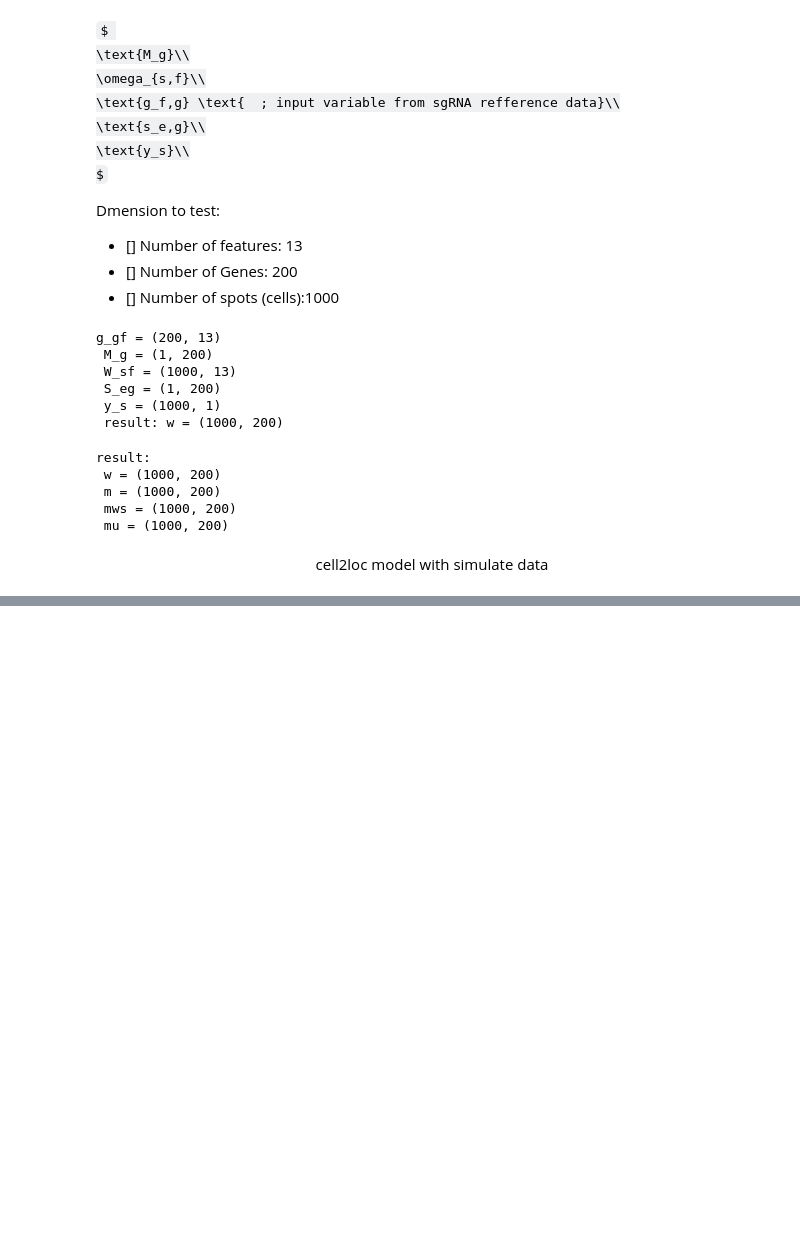
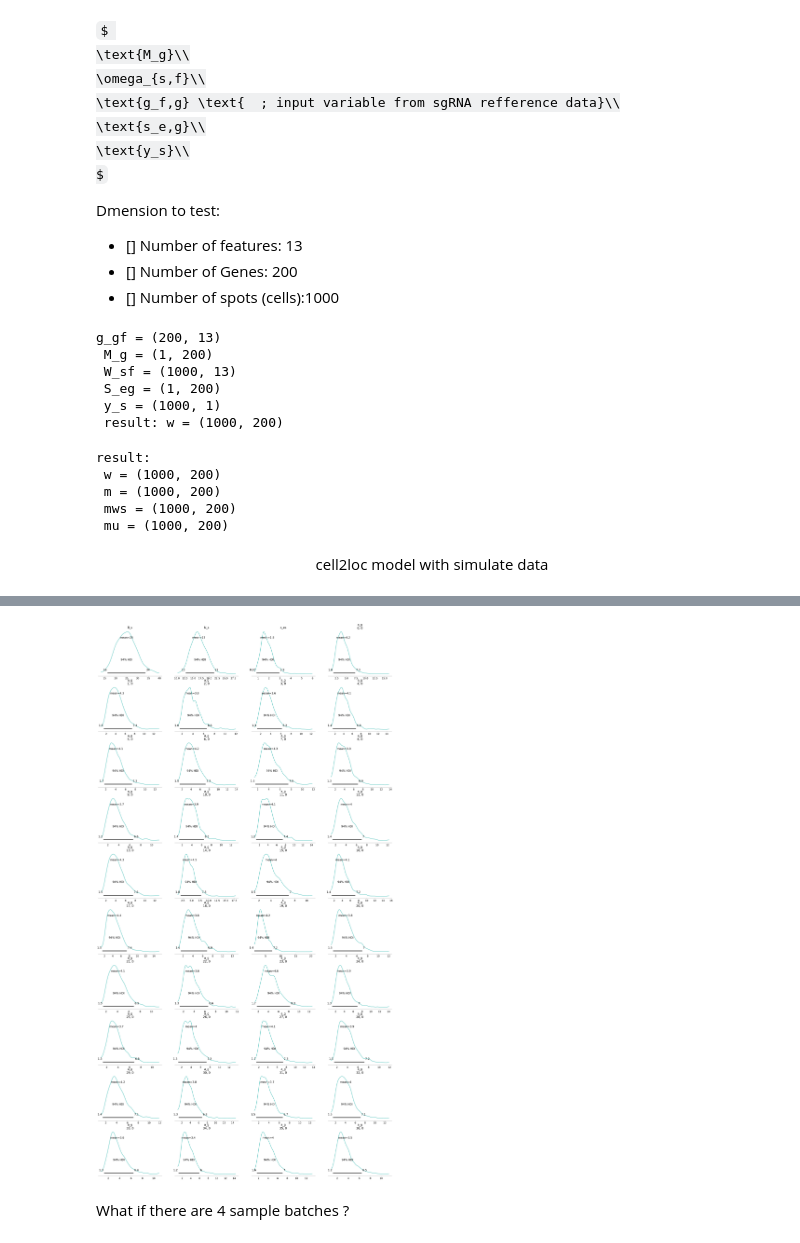
Before and after one commit to gkanfer/SpatialOmicsToolkit, a Jupyter notebook: pymc_model/pymc_build_model.ipynb, the cells around one changed output, grey strips where cells are left out. Cells and saved outputs as stored; diff of their text form; code cells hidden in the pictures; some formulas as TeX source; blank space fills up the shorter version.

```diff
--- a/pymc_model/pymc_build_model.ipynb
+++ b/pymc_model/pymc_build_model.ipynb
@@ -144,0 +159,6 @@ array([[ 81,  56,  50, ...,  94,  32,  48],
+# %%
+az.plot_posterior(mean_field.sample(1000), color="LightSeaGreen");
+# %% [output]
+[figure, added]
+# %% [markdown]
+What if there are 4 sample batches ?
```
Also changed, not shown: parts of 8 cells of this notebook, 1 other file.
